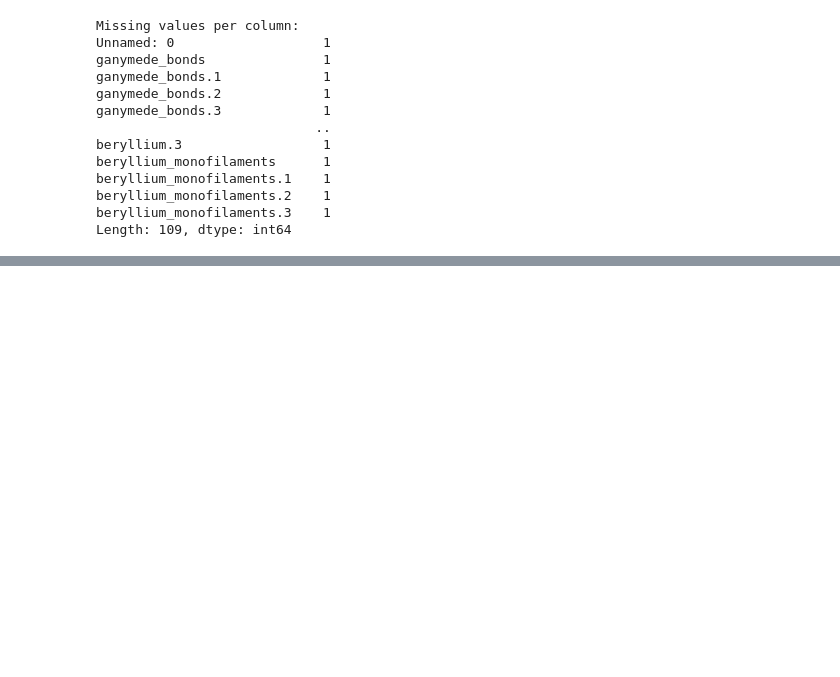
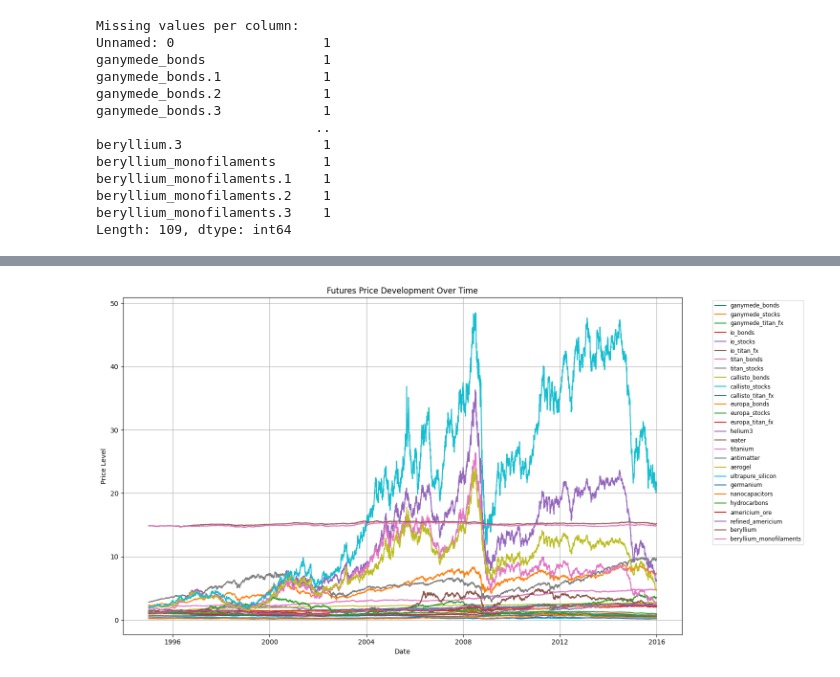
Before and after one commit to ge96lip/financial_trading, a Jupyter notebook: data_exploration.ipynb, the cells around one changed output, grey strips where cells are left out. Cells and saved outputs as stored; diff of their text form; code cells hidden in the pictures; blank space fills up the shorter version.

```diff
--- a/data_exploration.ipynb
+++ b/data_exploration.ipynb
@@ -81,0 +126,28 @@ TypeError: 'value' must be an instance of str or bytes, not a float
+# %%
+import pandas as pd
+import matplotlib.pyplot as plt
+
+# Load the CSV file
+df = pd.read_csv("close_prices_insample.csv", index_col='AsOfDate', parse_dates=True)
+
+# Optional: make sure all values are numeric
+df = df.apply(pd.to_numeric, errors="coerce")
+
+# Drop any columns that are completely empty
+df = df.dropna(axis=1, how="all")
+
+# Plot all futures prices over time
+plt.figure(figsize=(15, 8))
+
+for column in df.columns:
+    plt.plot(df.index, df[column], label=column)
+
+plt.title("Futures Price Development Over Time")
+plt.xlabel("Date")
+plt.ylabel("Price Level")
+plt.legend(loc="upper left", bbox_to_anchor=(1.05, 1), fontsize="small")
+plt.grid(True)
+plt.tight_layout()
+plt.show()
+# %% [output]
+[figure, added]
```
Also changed, not shown: parts of 7 cells of this notebook.
